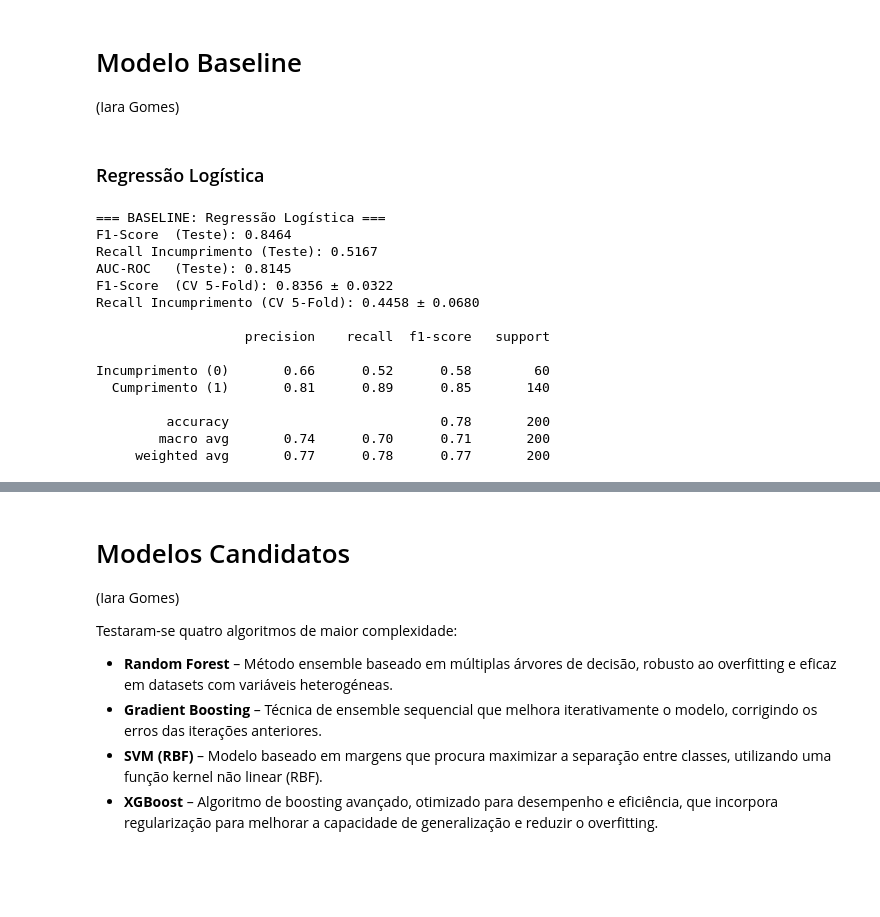
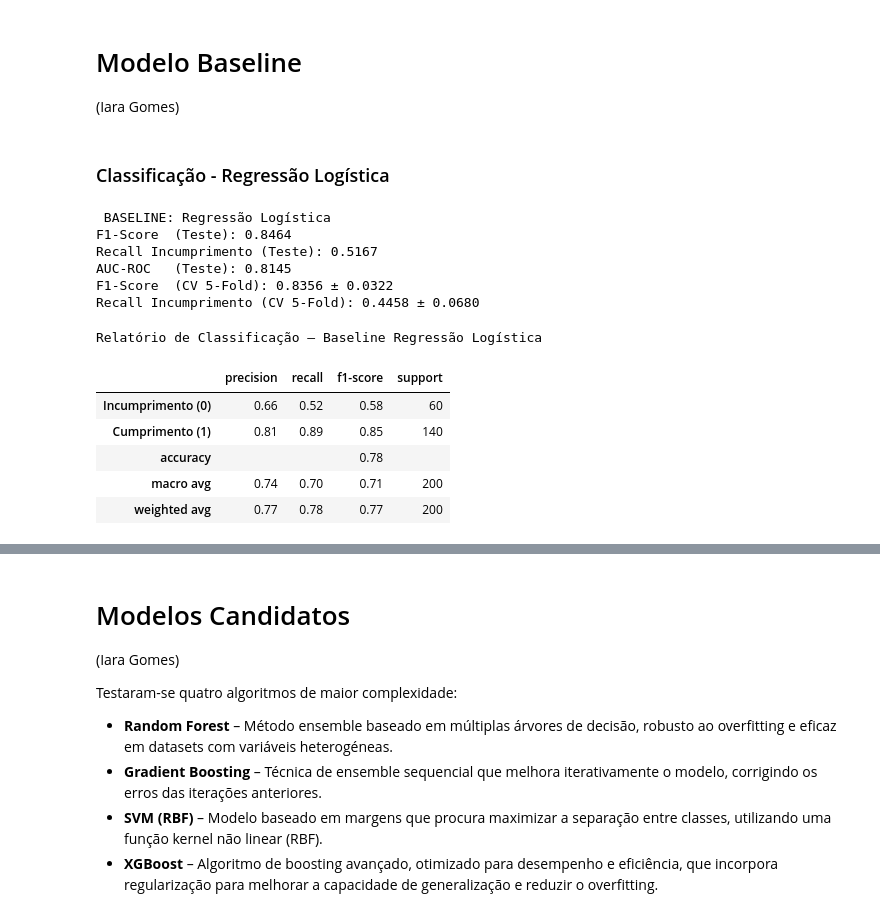
Before and after one commit to ritavinagreiro/projeto-cd-grupo5, a Jupyter notebook: notebooks/2.0_modelacao_treino.ipynb, the cells around one changed output, grey strips where cells are left out. Cells and saved outputs as stored; diff of their text form; code cells hidden in the pictures; blank space fills up the shorter version.

```diff
--- a/notebooks/2.0_modelacao_treino.ipynb
+++ b/notebooks/2.0_modelacao_treino.ipynb
@@ -170,18 +173,18 @@ As métricas principais escolhidas são o **Recall** e o **F1-Score**, sendo ain
 
 (Iara Gomes)
 # %% [markdown]
-### Regressão Logística
+### Classificação - Regressão Logística
 # %%
-# Treino do Baseline
+# Treino do Baseline - Cria e treina o mdeolo de Regressão Logística
 baseline = LogisticRegression(max_iter=1000, random_state=42)
 baseline.fit(X_train, y_train)
 
 # Avaliação
-y_pred_baseline = baseline.predict(X_test)
-y_prob_baseline = baseline.predict_proba(X_test)[:, 1]
+y_pred_baseline = baseline.predict(X_test) # devolve as classes previstas
+y_prob_baseline = baseline.predict_proba(X_test)[:, 1]  # devolve as probabilidades associadas a cada classe
 
 # Métricas principais
-f1_baseline  = f1_score(y_test, y_pred_baseline)
+f1_baseline  = f1_score(y_test, y_pred_baseline) # mede o equilibrio entre precisison e recall
 auc_baseline = roc_auc_score(y_test, y_prob_baseline)
 recall_mau_baseline = recall_score(y_test, y_pred_baseline, pos_label=0)
 
@@ -196,45 +199,66 @@ cv_f1_baseline = cross_val_score(
     cv=cv,
     scoring='f1'
 )
 
 recall_mau_scorer = make_scorer(recall_score, pos_label=0)
 
 cv_recall_baseline = cross_val_score(
     baseline,
     X_train,
     y_train,
     cv=cv,
     scoring=recall_mau_scorer
 )
 
 # Output
-print('=== BASELINE: Regressão Logística ===')
+print(' BASELINE: Regressão Logística')
 print(f'F1-Score  (Teste): {f1_baseline:.4f}')
 print(f'Recall Incumprimento (Teste): {recall_mau_baseline:.4f}')
 print(f'AUC-ROC   (Teste): {auc_baseline:.4f}')
 print(f'F1-Score  (CV 5-Fold): {cv_f1_baseline.mean():.4f} ± {cv_f1_baseline.std():.4f}')
 print(f'Recall Incumprimento (CV 5-Fold): {cv_recall_baseline.mean():.4f} ± {cv_recall_baseline.std():.4f}')
 print()
 
-# Relatório detalhado por classe
-print(classification_report(
+
+# Relatório detalhado por classe em DataFrame
+report = classification_report(
     y_test,
     y_pred_baseline,
-    target_names=['Incumprimento (0)', 'Cumprimento (1)']
-))
+    target_names=['Incumprimento (0)', 'Cumprimento (1)'],
+    output_dict=True  # <-- ESTA LINHA É A CHAVE
+)
+
+df_report = pd.DataFrame(report).transpose().round(2)
+
+# Corrigir linha accuracy
+df_report.loc['accuracy', ['precision', 'recall', 'support']] = ''
+
+# Corrigir support para inteiros
+df_report['support'] = df_report['support'].apply(
+    lambda x: int(x) if x != '' else ''
+)
+
+df_report.style\
+    .set_properties(**{'text-align': 'center'})\
+    .set_table_styles([{
+        'selector': 'th',
+        'props': [('background-color', '#4C72B0'),
+                  ('color', 'white'),
+                  ('text-align', 'center')]
+    }])\
+    .format(precision=2, na_rep='')\
+    .set_caption('Relatório de Classificação — Baseline Regressão Logística')
 # %% [output]
-=== BASELINE: Regressão Logística ===
+ BASELINE: Regressão Logística
 F1-Score  (Teste): 0.8464
 Recall Incumprimento (Teste): 0.5167
 AUC-ROC   (Teste): 0.8145
 F1-Score  (CV 5-Fold): 0.8356 ± 0.0322
 Recall Incumprimento (CV 5-Fold): 0.4458 ± 0.0680
-
-                   precision    recall  f1-score   support
-
-Incumprimento (0)       0.66      0.52      0.58        60
-  Cumprimento (1)       0.81      0.89      0.85       140
-
-         accuracy                           0.78       200
-        macro avg       0.74      0.70      0.71       200
-     weighted avg       0.77      0.78      0.77       200
+Relatório de Classificação — Baseline Regressão Logística
+|  | precision | recall | f1-score | support |
+| Incumprimento (0) | 0.66 | 0.52 | 0.58 | 60 |
+| Cumprimento (1) | 0.81 | 0.89 | 0.85 | 140 |
+| accuracy |  |  | 0.78 |  |
+| macro avg | 0.74 | 0.70 | 0.71 | 200 |
+| weighted avg | 0.77 | 0.78 | 0.77 | 200 |
```
Also changed, not shown: parts of 56 cells of this notebook.
